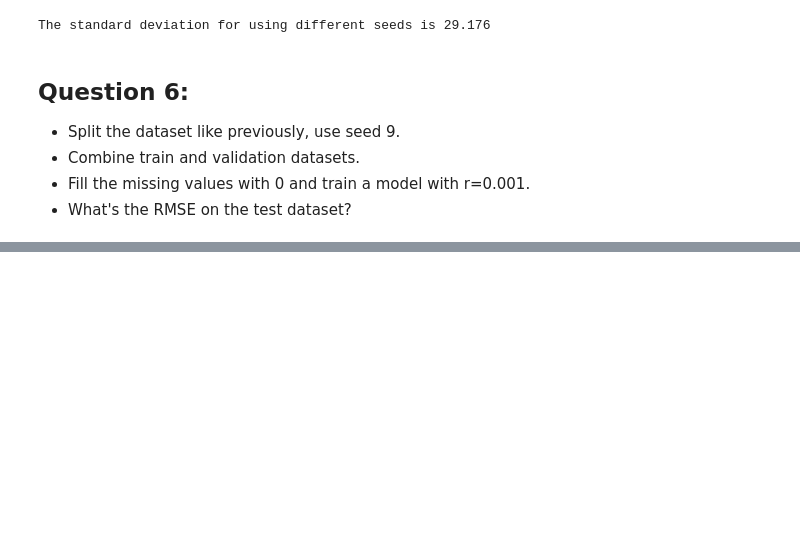
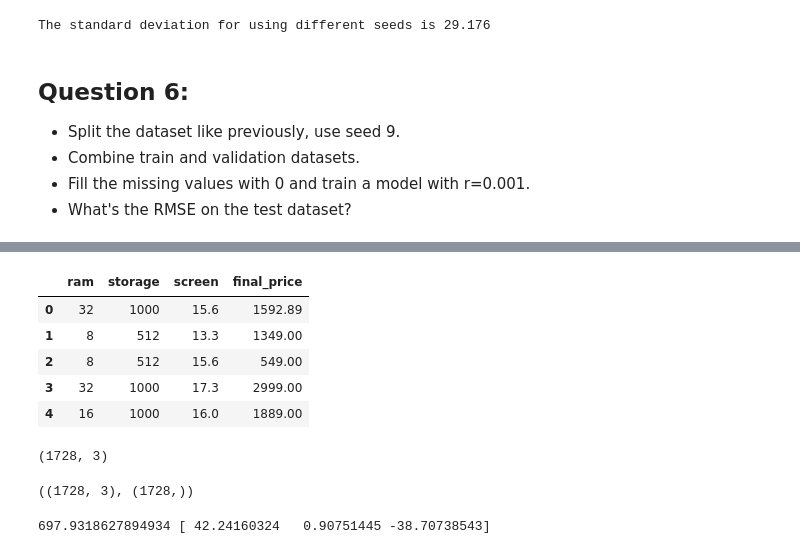
Before and after one commit to EllenB/ML_Zoomcamp, a Jupyter notebook: week_2/assignment_2.ipynb, the cells around one changed output, grey strips where cells are left out. Drawn from its saved outputs; the diff is of its cells as text; code cells hidden in the pictures; blank space fills up the shorter version.

```diff
--- a/week_2/assignment_2.ipynb
+++ b/week_2/assignment_2.ipynb
@@ -444,0 +513,11 @@ The standard deviation for using different seeds is 29.176
+# %%
+df_full_zero = df_full_zero.reset_index(drop=True)
+# %%
+df_full_zero.head()
+# %% [output]
+|  | ram | storage | screen | final_price |
+| 0 | 32 | 1000 | 15.6 | 1592.89 |
+| 1 | 8 | 512 | 13.3 | 1349.00 |
+| 2 | 8 | 512 | 15.6 | 549.00 |
+| 3 | 32 | 1000 | 17.3 | 2999.00 |
+| 4 | 16 | 1000 | 16.0 | 1889.00 |
@@ -444,0 +531,14 @@ The standard deviation for using different seeds is 29.176
+# %%
+X_full_train = prepare_X(df_full_zero)
+X_full_train.shape
+# %% [output]
+(1728, 3)
+# %%
+X_full_train.shape, y_train_full_zero.shape
+# %% [output]
+((1728, 3), (1728,))
+# %%
+w0_final, w_final = train_linear_regression_reg(X_full_train, y_train_full_zero, r=0.01)
+print(w0_final, w_final)
+# %% [output]
+697.9318627894934 [ 42.24160324   0.90751445 -38.70738543]
```
Also changed, not shown: parts of 24 cells of this notebook.
